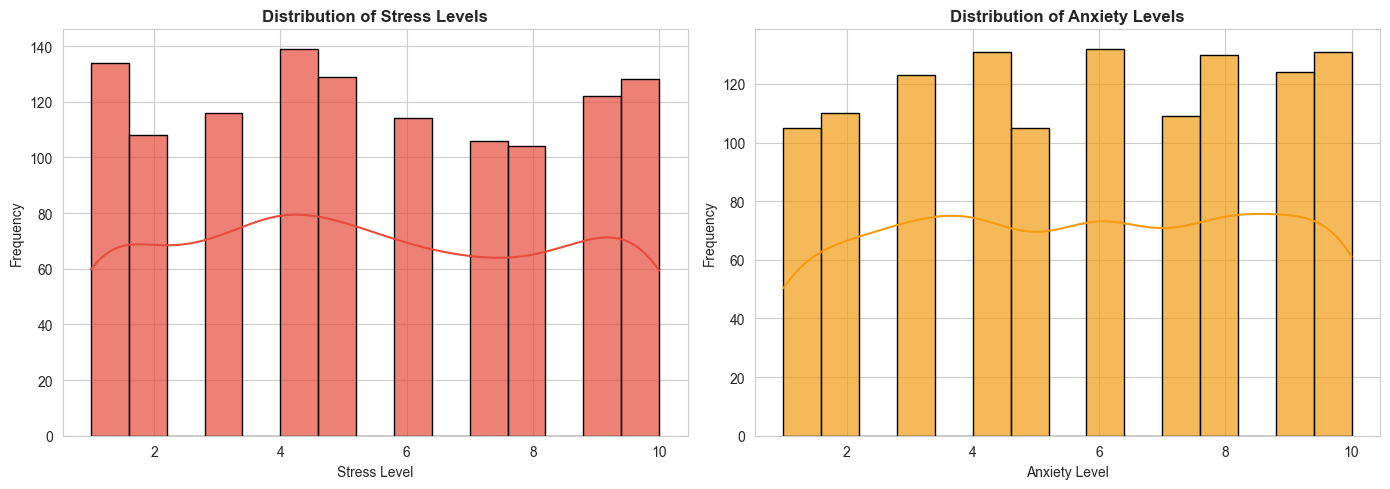
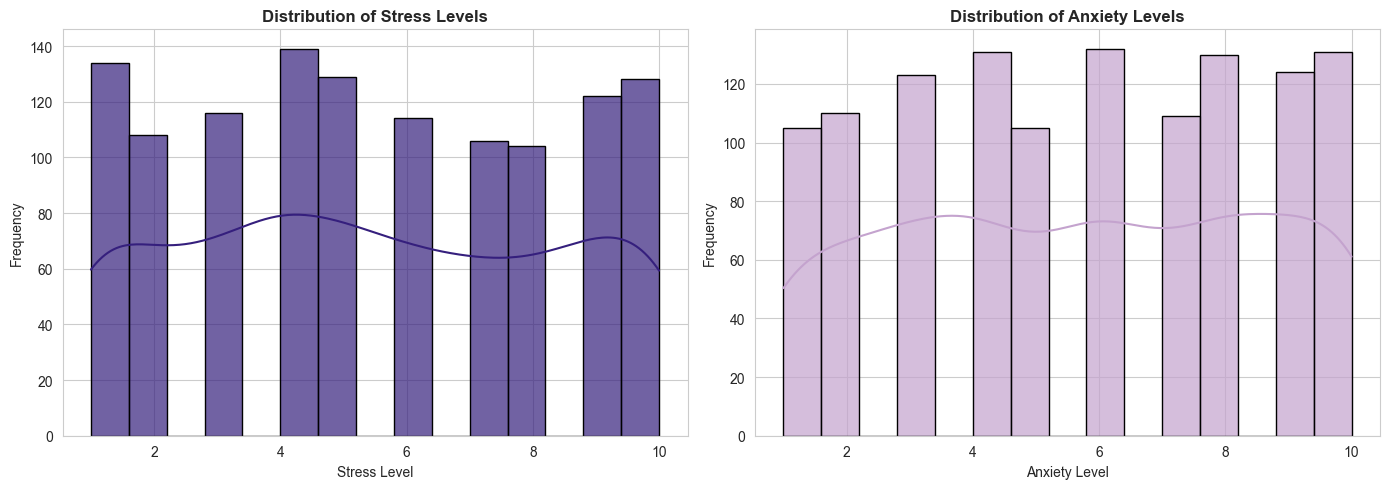
Unified diff of the notebook cell whose output changed from the first chart to the second:
--- before
+++ after
@@ -2,10 +2,10 @@
 fig, axes = plt.subplots(1, 2, figsize=(14, 5))
 
-sns.histplot(file["stress_level"], bins=15, kde=True, color="#E74C3C", ax=axes[0], alpha=0.7, edgecolor="black")
+sns.histplot(file["stress_level"], bins=15, kde=True, color=primary, ax=axes[0], alpha=0.7, edgecolor="black")
 axes[0].set_title("Distribution of Stress Levels", fontsize=12, fontweight="bold")
 axes[0].set_xlabel("Stress Level", fontsize=10)
 axes[0].set_ylabel("Frequency", fontsize=10)
 
-sns.histplot(file["anxiety_level"], bins=15, kde=True, color="#F39C12", ax=axes[1], alpha=0.7, edgecolor="black")
+sns.histplot(file["anxiety_level"], bins=15, kde=True, color=secondary, ax=axes[1], alpha=0.7, edgecolor="black")
 axes[1].set_title("Distribution of Anxiety Levels", fontsize=12, fontweight="bold")
 axes[1].set_xlabel("Anxiety Level", fontsize=10)

Commit: project 3 added